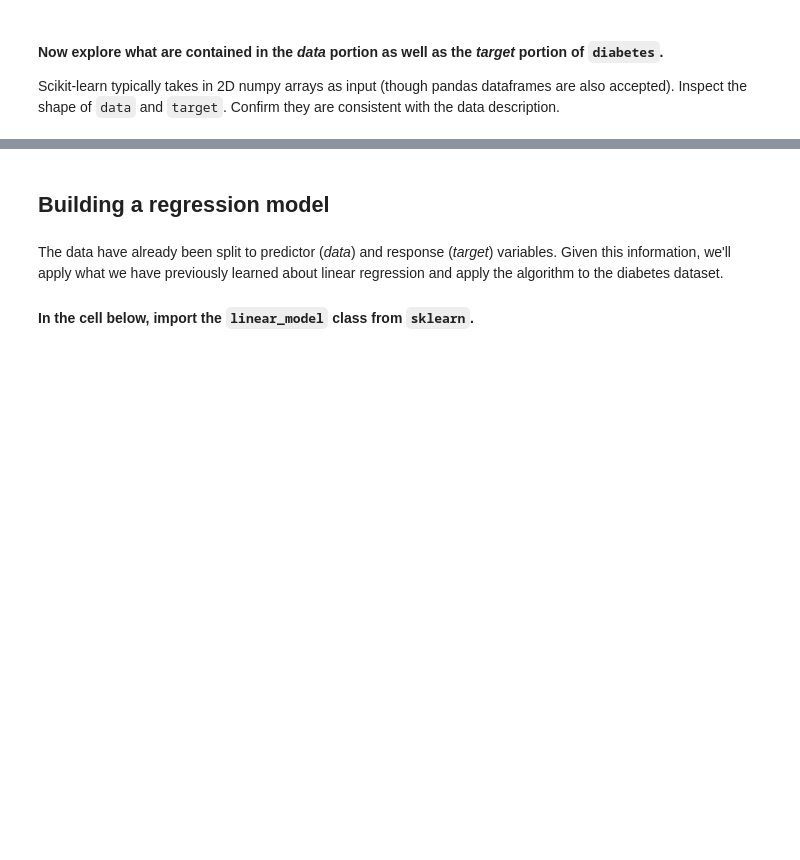
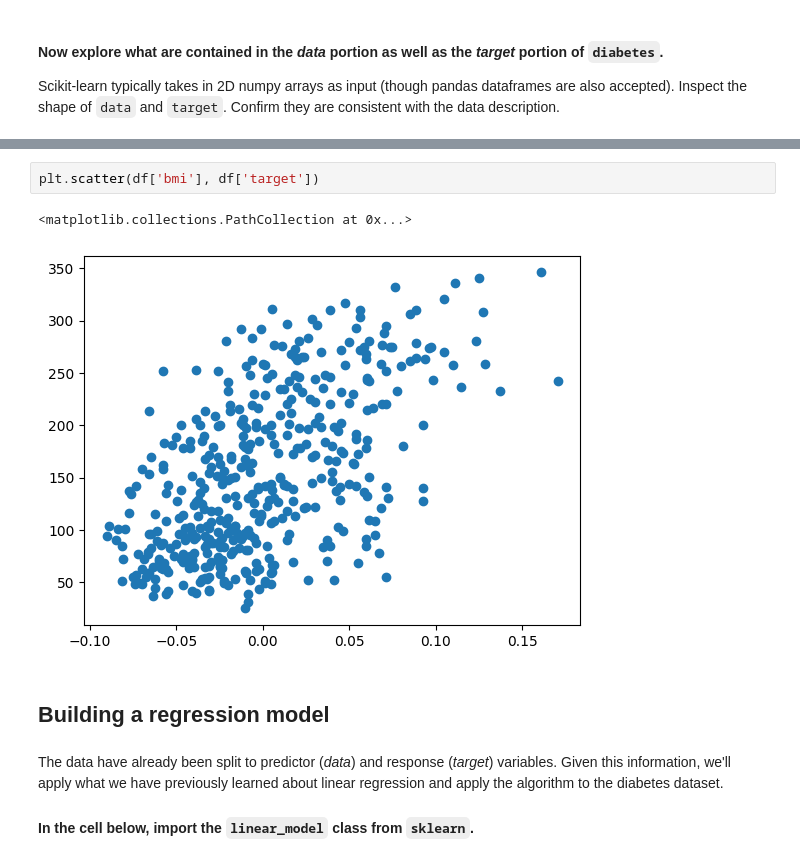
Before and after one commit to naiamerino/2026-02-BILBAO-FT-Data-Science, a Jupyter notebook: 3-Machine_Learning/1-Supervisado/1-Regression/1-Linear_Regression/ejercicios/2 Diabetes.ipynb, the cells around one changed output, grey strips where cells are left out. Saved outputs shown, nothing was run; the diff lists cells and outputs as text; blank space fills up the shorter version.

```diff
--- a/3-Machine_Learning/1-Supervisado/1-Regression/1-Linear_Regression/ejercicios/2 Diabetes.ipynb
+++ b/3-Machine_Learning/1-Supervisado/1-Regression/1-Linear_Regression/ejercicios/2 Diabetes.ipynb
@@ -79,3 +153,8 @@ Scikit-learn typically takes in 2D numpy arrays as input (though pandas datafram
+# %%
+plt.scatter(df['bmi'], df['target'])
+# %% [output]
+<matplotlib.collections.PathCollection at 0x...>
+[figure, added]
 # %% [markdown]
 ## Building a regression model
 # %% [markdown]
```
Also changed, not shown: parts of 35 cells of this notebook, 9 other files.
